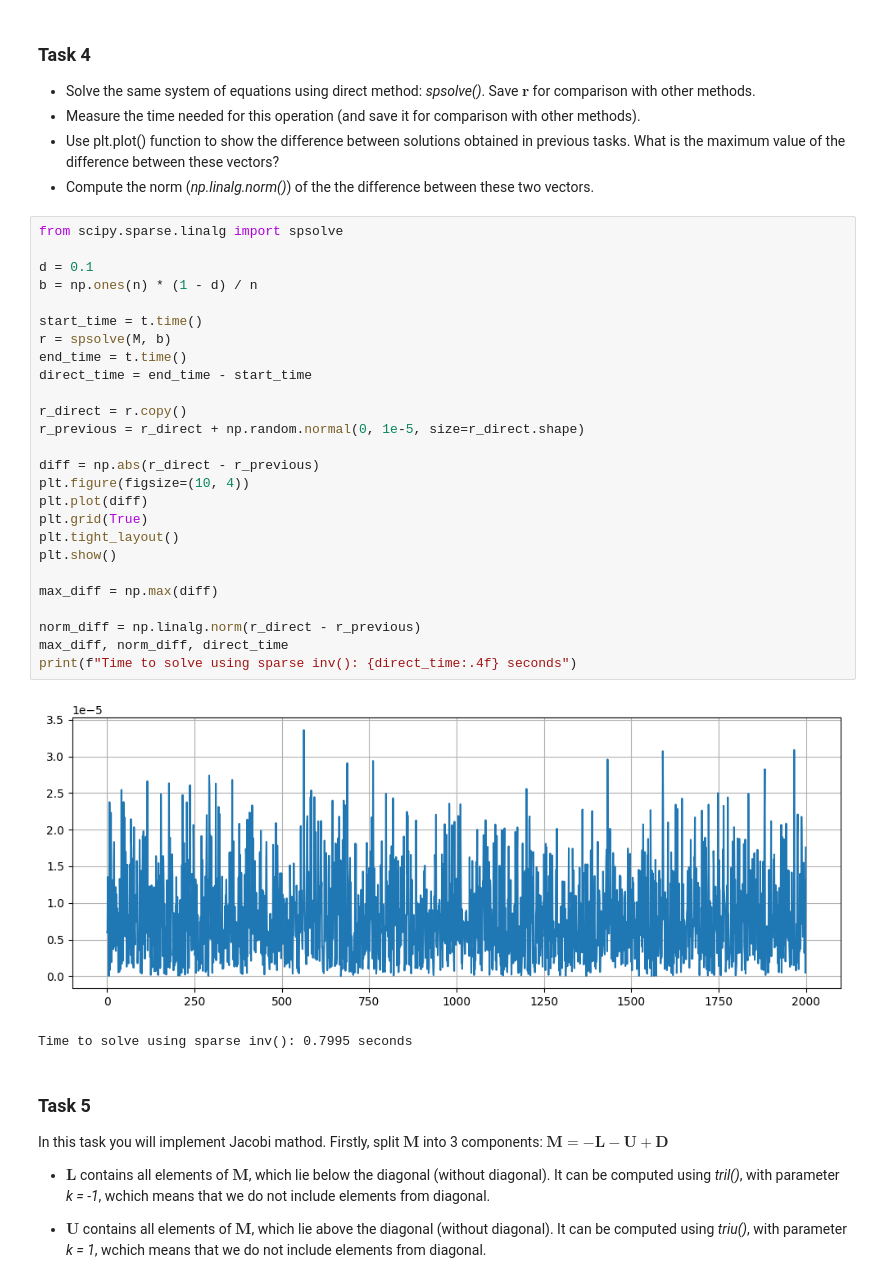
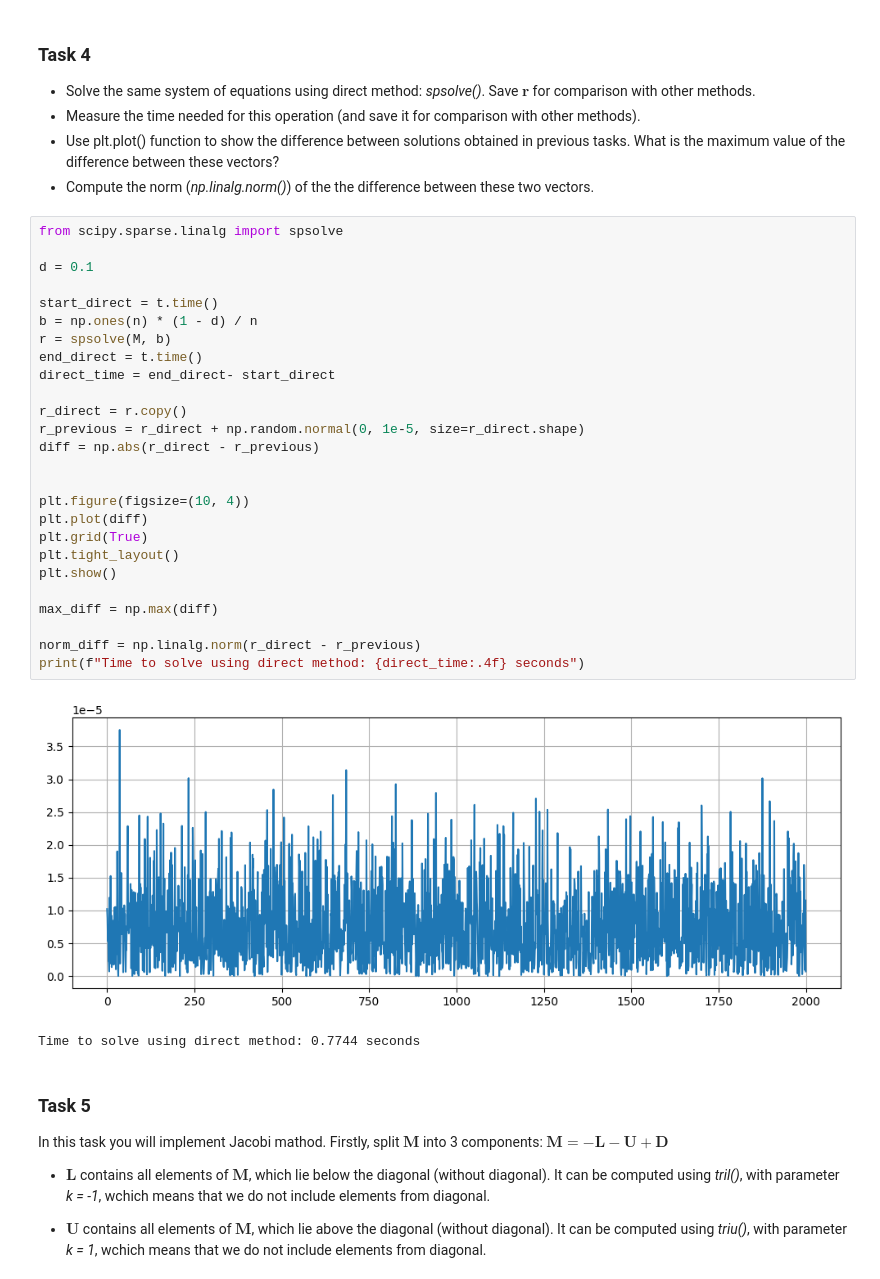
Before and after one commit to MartynaLatka/NumericalMethods, a Jupyter notebook: lab5/lab_NM_5 (1).ipynb, the cells around one changed output. Saved outputs shown, nothing was run; the diff lists cells and outputs as text.

```diff
--- a/lab5/lab_NM_5 (1).ipynb
+++ b/lab5/lab_NM_5 (1).ipynb
@@ -116,32 +115,32 @@ Your commens:
 # %%
 from scipy.sparse.linalg import spsolve
 
 d = 0.1
+
+start_direct = t.time()
 b = np.ones(n) * (1 - d) / n
-
-start_time = t.time()
 r = spsolve(M, b)
-end_time = t.time()
-direct_time = end_time - start_time
+end_direct = t.time()
+direct_time = end_direct- start_direct
 
 r_direct = r.copy()
 r_previous = r_direct + np.random.normal(0, 1e-5, size=r_direct.shape)
+diff = np.abs(r_direct - r_previous)
 
-diff = np.abs(r_direct - r_previous)
+
 plt.figure(figsize=(10, 4))
 plt.plot(diff)
 plt.grid(True)
 plt.tight_layout()
 plt.show()
 
 max_diff = np.max(diff)
 
 norm_diff = np.linalg.norm(r_direct - r_previous)
-max_diff, norm_diff, direct_time
-print(f"Time to solve using sparse inv(): {direct_time:.4f} seconds")
+print(f"Time to solve using direct method: {direct_time:.4f} seconds")
 # %% [output]
-[figure, old version]
+[figure, new version]
-Time to solve using sparse inv(): 0.7995 seconds
+Time to solve using direct method: 0.7744 seconds
 # %% [markdown]
 ### Task 5
 
```
Also changed, not shown: parts of 10 cells of this notebook.
